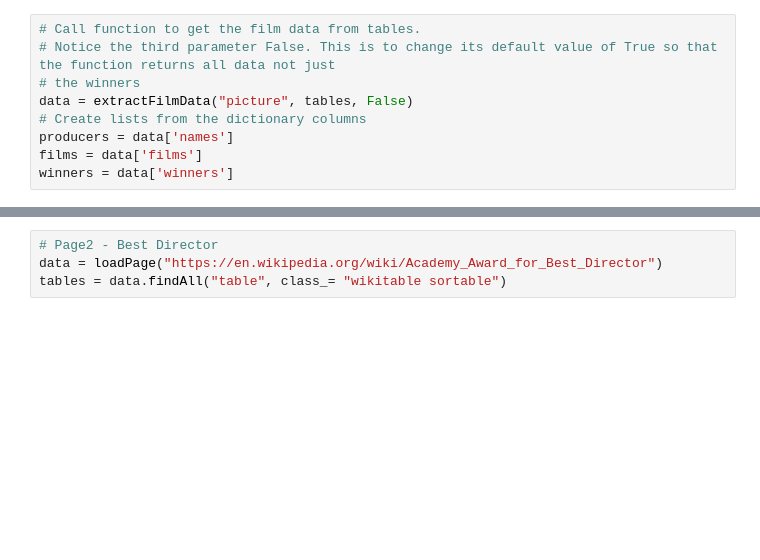
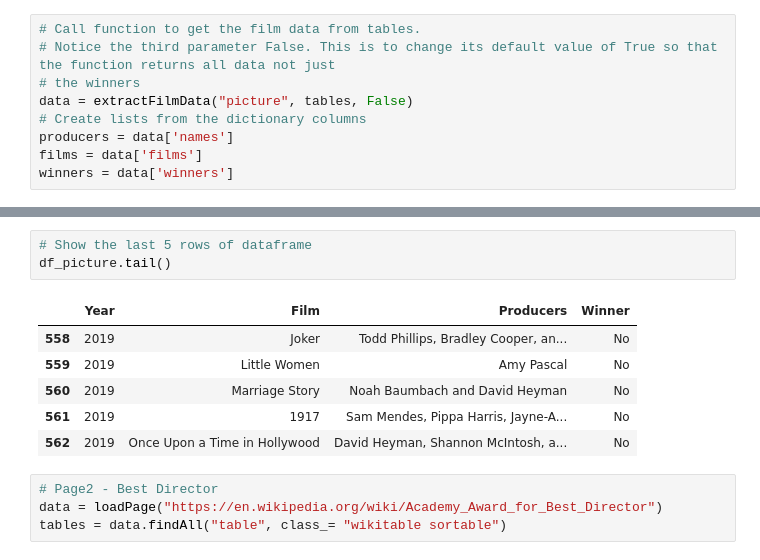
Before and after one commit to emmet-gingles/Jupyter-OscarWinners, a Jupyter notebook: Oscar_Nominees.ipynb, the cells around one changed output, grey strips where cells are left out. Cells and saved outputs as stored; diff of their text form; blank space fills up the shorter version.

```diff
--- a/Oscar_Nominees.ipynb
+++ b/Oscar_Nominees.ipynb
@@ -60,3 +49,13 @@ df_picture.loc[df_picture["Winner"] == "Yes"]
+# %%
+# Show the last 5 rows of dataframe
+df_picture.tail()
+# %% [output]
+|  | Year | Film | Producers | Winner |
+| 558 | 2019 | Joker | Todd Phillips, Bradley Cooper, an... | No |
+| 559 | 2019 | Little Women | Amy Pascal | No |
+| 560 | 2019 | Marriage Story | Noah Baumbach and David Heyman | No |
+| 561 | 2019 | 1917 | Sam Mendes, Pippa Harris, Jayne-A... | No |
+| 562 | 2019 | Once Upon a Time in Hollywood | David Heyman, Shannon McIntosh, a... | No |
 # %%
 # Page2 - Best Director
 data = loadPage("https://en.wikipedia.org/wiki/Academy_Award_for_Best_Director")
```
Also changed, not shown: parts of 47 cells of this notebook, 1 other file.
